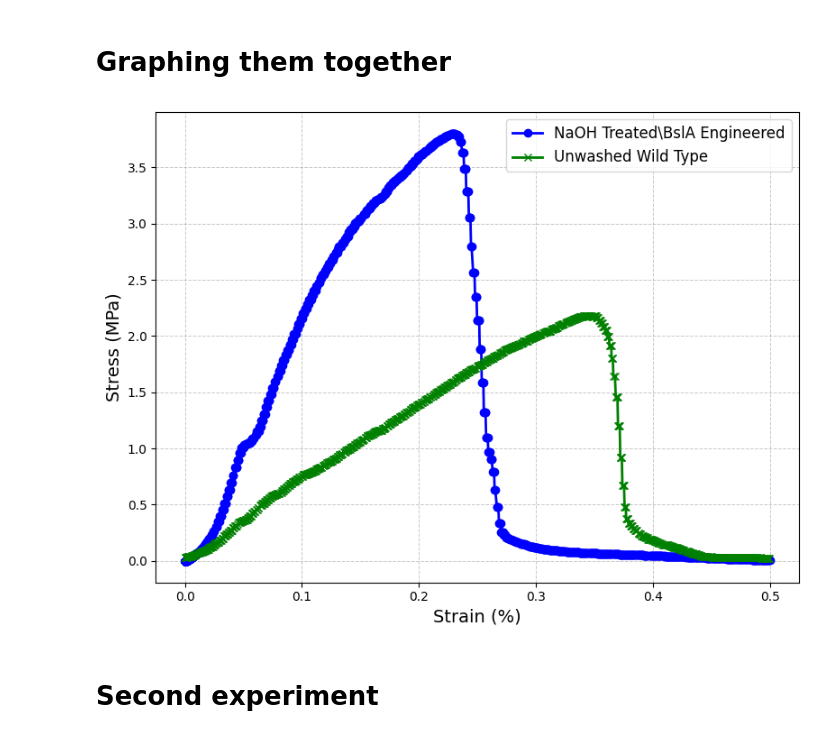
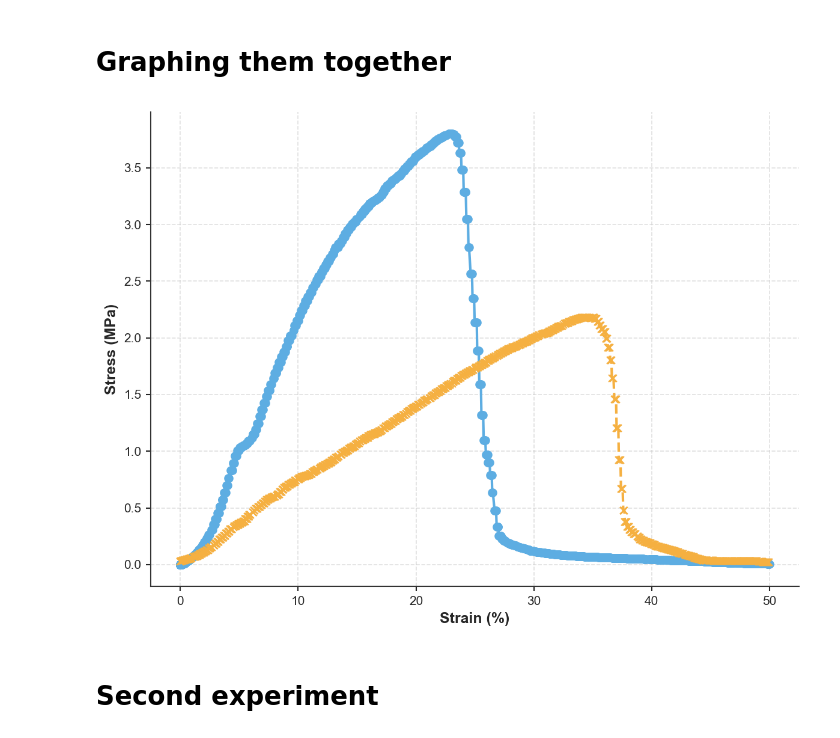
Before and after one commit to YitongTseo/cellulose_origami, a Jupyter notebook: tensile_testing.ipynb, the cells around one changed output. Cells and saved outputs as stored; diff of their text form; code cells hidden in the pictures.

Commit message:
small changes
as title

```diff
--- a/tensile_testing.ipynb
+++ b/tensile_testing.ipynb
@@ -403,40 +405,64 @@ See the caveats in the documentation: https://pandas.pydata.org/pandas-docs/stab
 # %% [markdown]
 # Graphing them together
 # %%
+import numpy as np
 import matplotlib.pyplot as plt
+from matplotlib import cm, colors
+import matplotlib as mpl
 
-# Plot Stress-Strain for both dataframes (assuming columns are 'Stress' and 'Strain')
-fig, ax = plt.subplots(figsize=(8, 6))  # Customize the figure size for publication
+# Global plot style
+plt.style.use('seaborn-v0_8-whitegrid')
+mpl.rcParams['font.family'] = 'Arial'
+mpl.rcParams['figure.facecolor'] = 'white'
+mpl.rcParams['axes.facecolor'] = 'white'
+mpl.rcParams['axes.linewidth'] = 1.0
+mpl.rcParams['axes.edgecolor'] = '#333333'
+mpl.rcParams['grid.alpha'] = 0.3
+mpl.rcParams['grid.linestyle'] = '--'
+
+# Create figure and axis
+fig, ax = plt.subplots(figsize=(8, 6), dpi=150)
 
 # Plotting the first dataframe
-ax.plot(blsa_filtered_df['Strain (%)'], blsa_filtered_df['Stress (MPa)'],
-        label='NaOH Treated\BslA Engineered', color='blue', linewidth=2, linestyle='-', marker='o')
+ax.plot(100 * blsa_filtered_df['Strain (%)'], blsa_filtered_df['Stress (MPa)'],
+        label='NaOH Treated BslA-Activated', color='#5DADE2', linewidth=2, linestyle='-', marker='o')
+
+#         light_blue = '#5DADE2'
+# light_orange = '#F5B041'
+
 
 # Plotting the second dataframe
-ax.plot(wt_filtered_df['Strain (%)'], wt_filtered_df['Stress (MPa)'],
-        label='Unwashed Wild Type', color='green', linewidth=2, linestyle='-', marker='x')
+ax.plot(100 * wt_filtered_df['Strain (%)'], wt_filtered_df['Stress (MPa)'],
+        label='Untreated Wild Type', color='#F5B041', linewidth=2, linestyle='--', marker='x')
 
-# Adding labels and title
-ax.set_xlabel('Strain (%)', fontsize=14)
-ax.set_ylabel('Stress (MPa)', fontsize=14)
-# ax.set_title('Stress vs. Strain for BLSA and WT Materials', fontsize=16)
+# Axis labels
+ax.set_xlabel('Strain (%)', fontsize=12, fontweight='bold')
+ax.set_ylabel('Stress (MPa)', fontsize=12, fontweight='bold')
 
-# Customize the grid
-ax.grid(True, which='both', linestyle='--', linewidth=0.7, alpha=0.7)
+# Title (optional)
+# ax.set_title('Stress vs. Strain for BslA and WT Materials', fontsize=14, fontweight='bold', pad=15)
 
-# Add a legend
-ax.legend(fontsize=12)
+# Ticks and grid
+ax.tick_params(axis='both', which='major', labelsize=10, width=1, length=4)
+ax.grid(True, linestyle='--', alpha=0.6)
 
-# Adjust layout to ensure everything fits nicely
+# Remove top and right spines for a cleaner look
+ax.spines['top'].set_visible(False)
+ax.spines['right'].set_visible(False)
+
+# Legend
+# ax.legend(fontsize=12, frameon=False)
+
+# Final layout adjustments
 plt.tight_layout()
 
-# Save the figure (optional, if you want to export it)
-plt.savefig("stress_strain_comparison.png", dpi=300)
+# Optional save
+# plt.savefig("stress_strain_comparison_styled.png", dpi=300, bbox_inches='tight')
 
-# Show the plot
+# Show plot
 plt.show()
 # %% [output]
-[figure, old version]
+[figure, new version]
 # %% [markdown]
 # Second experiment
 # %%
```
Also changed, not shown: parts of 4 cells of this notebook, 54 other files.
